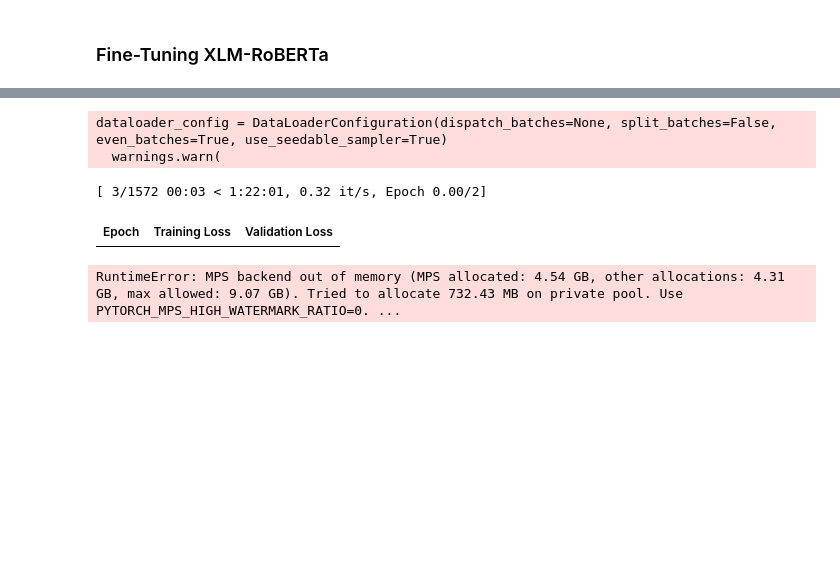
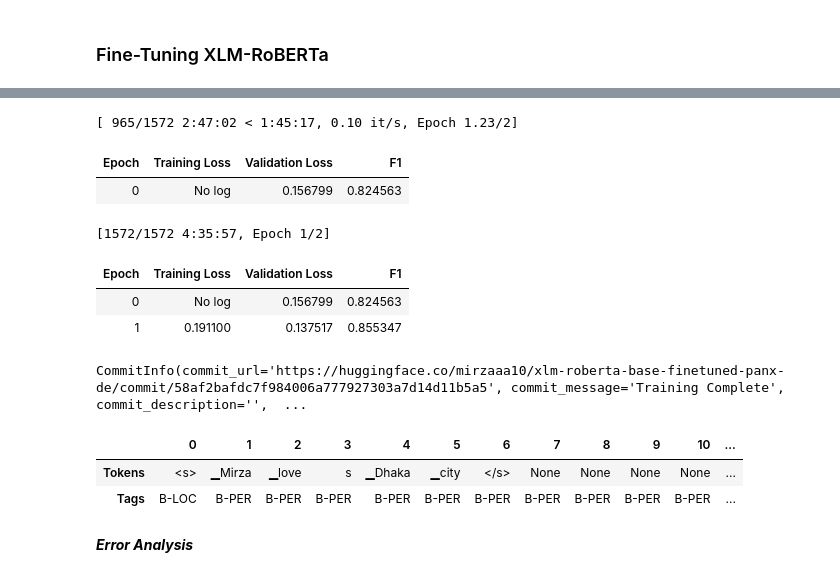
Before and after one commit to mirzaaa101/NLP-with-Transformers, a Jupyter notebook: 4-Multilingual Named Entity Recognition/Multilingual Transformers.ipynb, the cells around one changed output, grey strips where cells are left out. Saved outputs shown, nothing was run; the diff lists cells and outputs as text; code cells hidden in the pictures; blank space fills up the shorter version.

Commit message:
add till error analysis

```diff
--- a/4-Multilingual Named Entity Recognition/Multilingual Transformers.ipynb
+++ b/4-Multilingual Named Entity Recognition/Multilingual Transformers.ipynb
@@ -297,17 +298,33 @@ def model_init():
 # %%
 from transformers import Trainer
 
-trainer = Trainer(model_init=model_init, args=training_args,
-                  data_collator=data_collator, compute_metrics=compute_metrics,
-                  train_dataset=panx_de_encoded["train"],
-                  eval_dataset=panx_de_encoded["validation"],
-                  tokenizer=xlmr_tokenizer)
+trainer = Trainer(
+    model_init=model_init,
+    args=training_args,
+    data_collator=data_collator,
+    compute_metrics=compute_metrics,
+    train_dataset=panx_de_encoded["train"],
+    eval_dataset=panx_de_encoded["validation"],
+    tokenizer=xlmr_tokenizer
+    )
 
 trainer.train()
-trainer.push_to_hub(commit_message="Training Complete")
 # %% [output]
-dataloader_config = DataLoaderConfiguration(dispatch_batches=None, split_batches=False, even_batches=True, use_seedable_sampler=True)
-  warnings.warn(
+[ 965/1572 2:47:02 < 1:45:17, 0.10 it/s, Epoch 1.23/2]
+| Epoch | Training Loss | Validation Loss | F1 |
+| 0 | No log | 0.156799 | 0.824563 |
-[ 3/1572 00:03 < 1:22:01, 0.32 it/s, Epoch 0.00/2]
+[1572/1572 4:35:57, Epoch 1/2]
-| Epoch | Training Loss | Validation Loss |
+| Epoch | Training Loss | Validation Loss | F1 |
+| 0 | No log | 0.156799 | 0.824563 |
+| 1 | 0.191100 | 0.137517 | 0.855347 |
-RuntimeError: MPS backend out of memory (MPS allocated: 4.54 GB, other allocations: 4.31 GB, max allowed: 9.07 GB). Tried to allocate 732.43 MB on private pool. Use PYTORCH_MPS_HIGH_WATERMARK_RATIO=0. ...
+CommitInfo(commit_url='https://huggingface.co/mirzaaa10/xlm-roberta-base-finetuned-panx-de/commit/58af2bafdc7f984006a777927303a7d14d11b5a5', commit_message='Training Complete', commit_description='',  ...
+# %%
+# let's check the model
+text_de = "Mirza ist ein Informatiker bei Google in Kalifornier"
+tag_text(text_de, tags, xlmr_model, xlmr_tokenizer)
+# %% [output]
+|  | 0 | 1 | 2 | 3 | 4 | 5 | 6 | 7 | 8 | 9 | 10 | ... |
+| Tokens | <s> | ▁Mirza | ▁love | s | ▁Dhaka | ▁city | </s> | None | None | None | None | ... |
+| Tags | B-LOC | B-PER | B-PER | B-PER | B-PER | B-PER | B-PER | B-PER | B-PER | B-PER | B-PER | ... |
+# %% [markdown]
+***Error Analysis***
```
Also changed, not shown: parts of 10 cells of this notebook.
